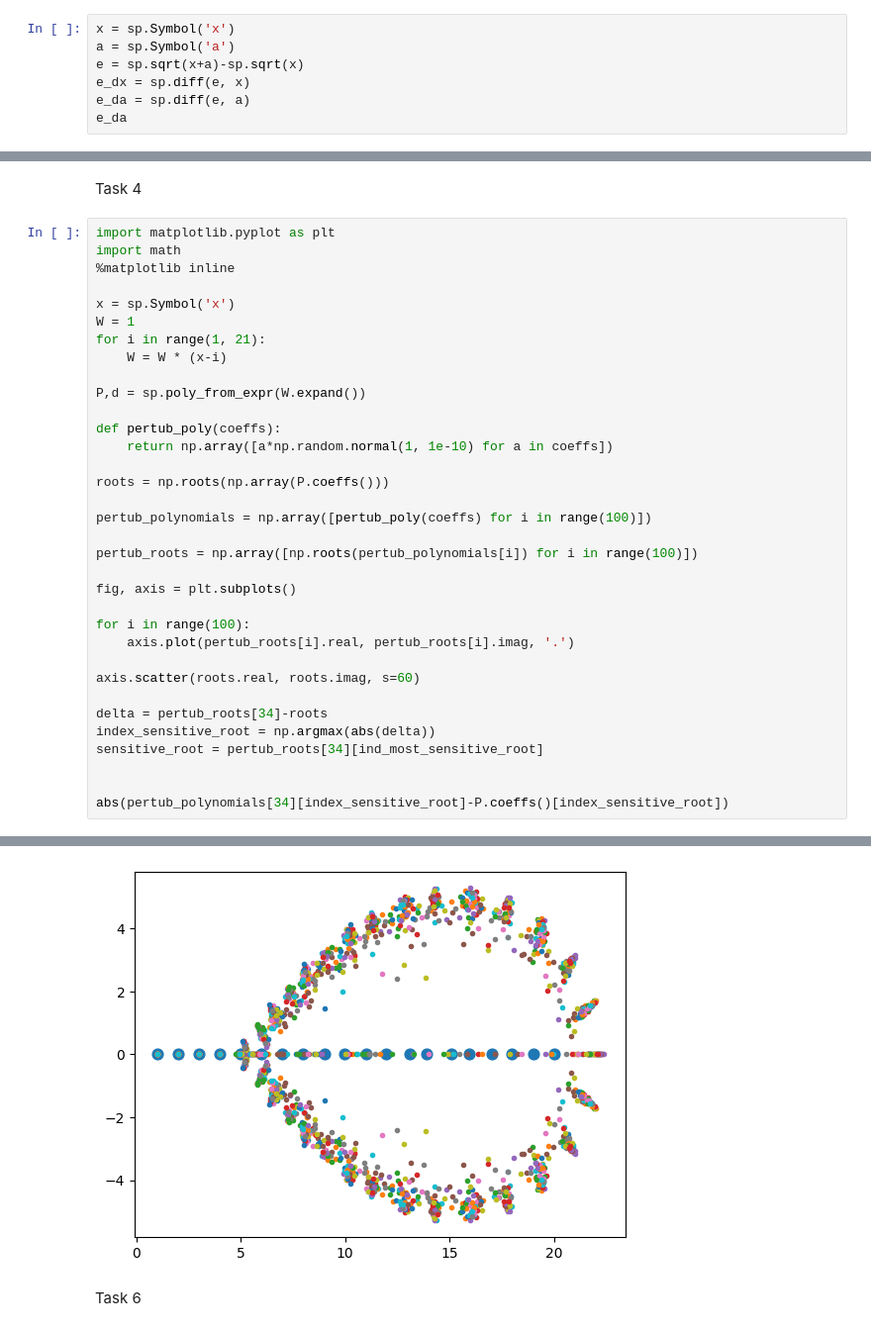
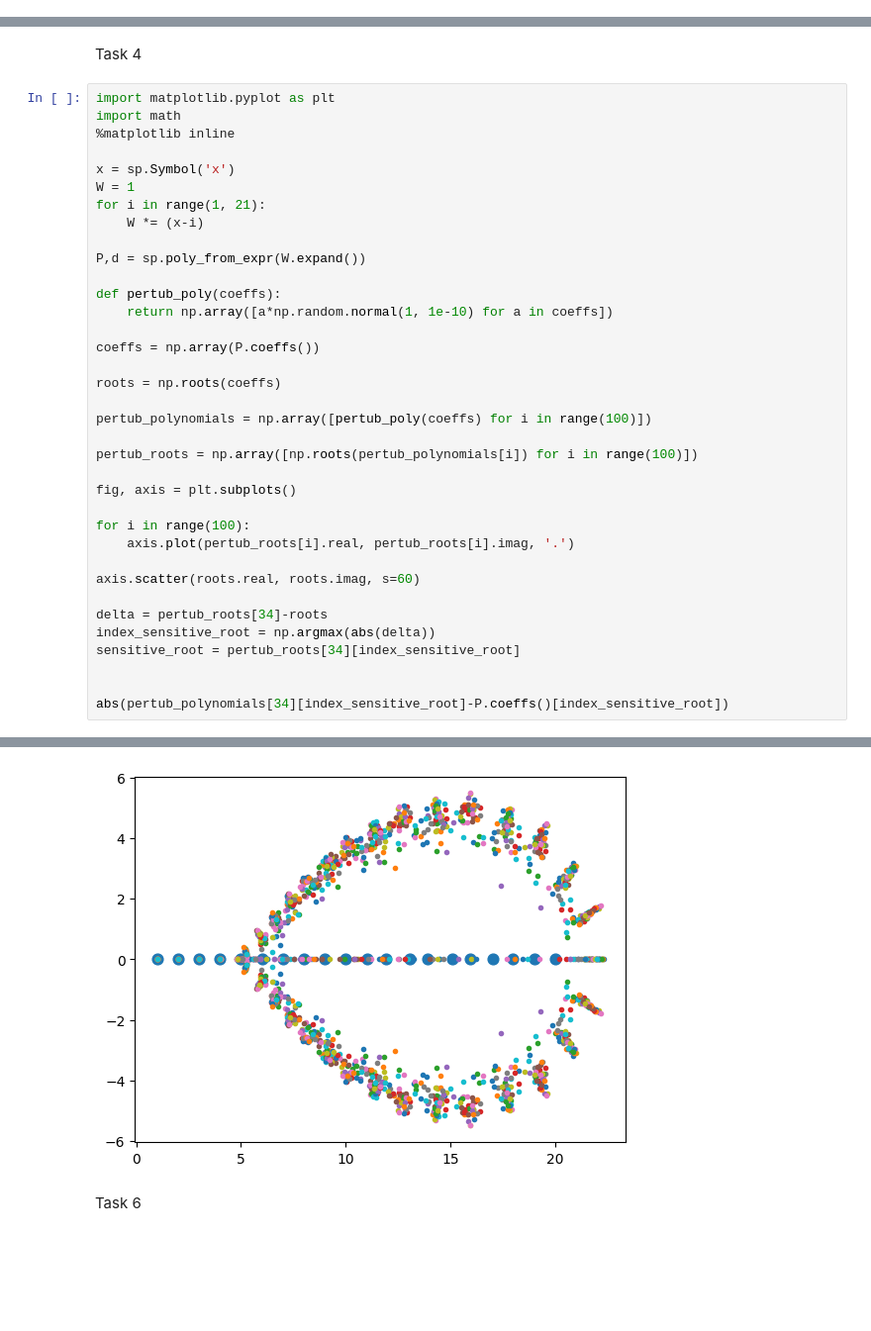
Before and after one commit to VasilyMarkov/Numerical-Methods, a Jupyter notebook: Assignment4.ipynb, the cells around one changed output, grey strips where cells are left out. Shown: that part at 99% size. Drawn from its saved outputs; the diff is of its cells as text; blank space fills up the shorter version.

```diff
--- a/Assignment4.ipynb
+++ b/Assignment4.ipynb
@@ -29,10 +27,3 @@ print(test(f1, *args[3]), test(f2, *args[3]))
 1.862645149230957e-08 1.5811388300841893e-08
 0.9999999999 0.9999999999
 0.0 5e-21
-# %%
-x = sp.Symbol('x')
-a = sp.Symbol('a')
-e = sp.sqrt(x+a)-sp.sqrt(x)
-e_dx = sp.diff(e, x)
-e_da = sp.diff(e, a)
-e_da
@@ -129,14 +100,16 @@ import math
 x = sp.Symbol('x')
 W = 1
 for i in range(1, 21):
-    W = W * (x-i)
+    W *= (x-i)
 
 P,d = sp.poly_from_expr(W.expand())
 
 def pertub_poly(coeffs):
     return np.array([a*np.random.normal(1, 1e-10) for a in coeffs])
 
-roots = np.roots(np.array(P.coeffs()))
+coeffs = np.array(P.coeffs())
+
+roots = np.roots(coeffs)
 
 pertub_polynomials = np.array([pertub_poly(coeffs) for i in range(100)])
 
@@ -151,7 +124,7 @@ axis.scatter(roots.real, roots.imag, s=60)
 
 delta = pertub_roots[34]-roots
 index_sensitive_root = np.argmax(abs(delta))
-sensitive_root = pertub_roots[34][ind_most_sensitive_root]
+sensitive_root = pertub_roots[34][index_sensitive_root]
 
 
 abs(pertub_polynomials[34][index_sensitive_root]-P.coeffs()[index_sensitive_root])
@@ -160,4 +133,4 @@ $\displaystyle 0.00210443139076233$
-[figure, old version]
+[figure, new version]
 # %% [markdown]
 Task 6
 # %%
```
Also changed, not shown: parts of 13 cells of this notebook.
